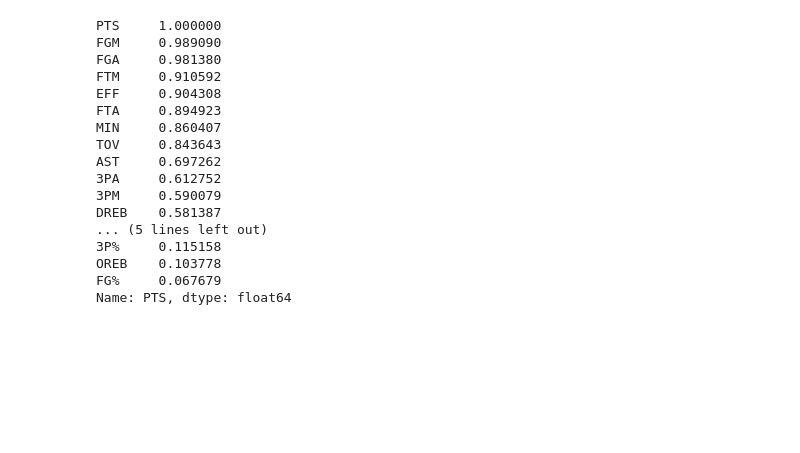
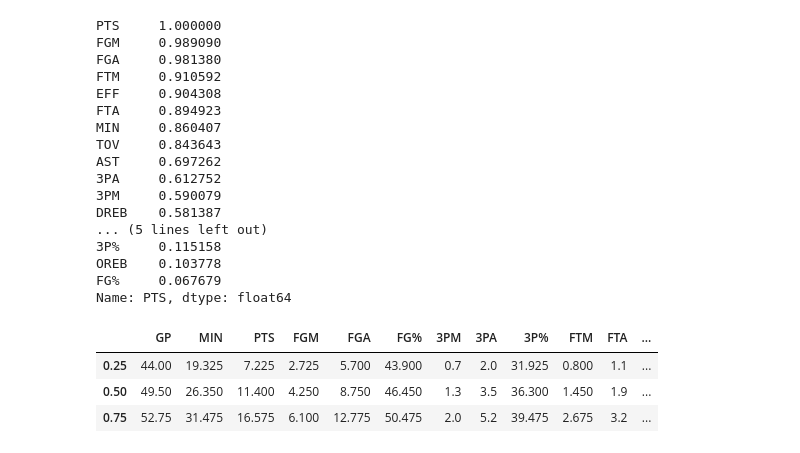
Before and after one commit to VincentGordon-Data-Analyst/nba-web-scraping-project, a Jupyter notebook: nba-clearning.ipynb, the cells around one changed output. Saved outputs shown, nothing was run; the diff lists cells and outputs as text; code cells hidden in the pictures; blank space fills up the shorter version.

```diff
--- a/nba-clearning.ipynb
+++ b/nba-clearning.ipynb
@@ -293,3 +291,9 @@ Name: PTS, dtype: float64
 # %%
 # Calculate specific percentiles
 percentiles = df.quantile([0.25, 0.5, 0.75])
+percentiles
+# %% [output]
+|  | GP | MIN | PTS | FGM | FGA | FG% | 3PM | 3PA | 3P% | FTM | FTA | ... |
+| 0.25 | 44.00 | 19.325 | 7.225 | 2.725 | 5.700 | 43.900 | 0.7 | 2.0 | 31.925 | 0.800 | 1.1 | ... |
+| 0.50 | 49.50 | 26.350 | 11.400 | 4.250 | 8.750 | 46.450 | 1.3 | 3.5 | 36.300 | 1.450 | 1.9 | ... |
+| 0.75 | 52.75 | 31.475 | 16.575 | 6.100 | 12.775 | 50.475 | 2.0 | 5.2 | 39.475 | 2.675 | 3.2 | ... |
```
Also changed, not shown: parts of 4 cells of this notebook.
